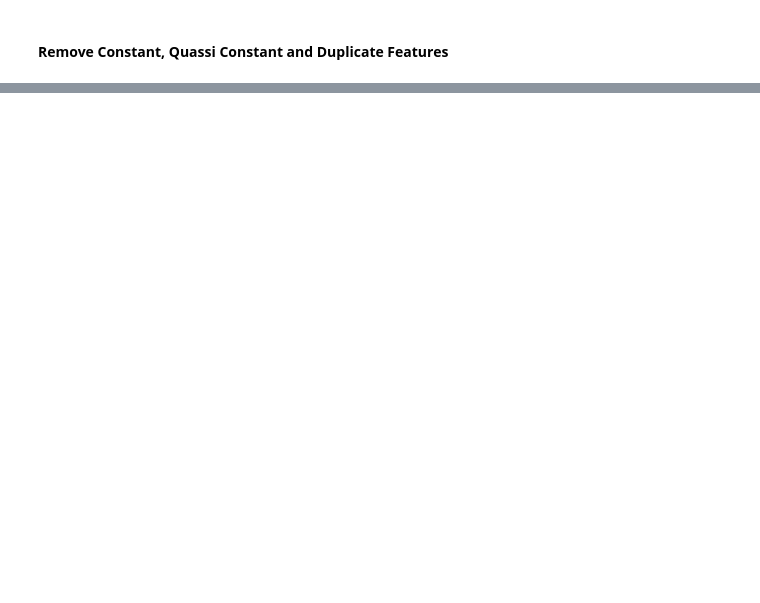
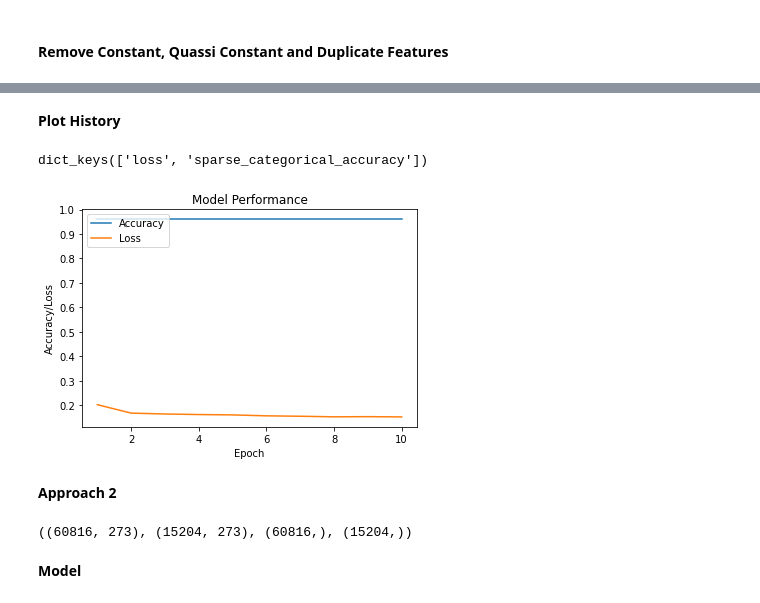
Before and after one commit to sahug/ds-tensorflow, a Jupyter notebook: Tensorflow - Bank Customer Satisfaction Using CNN and Feature Selection.ipynb, the cells around one changed output, grey strips where cells are left out. Cells and saved outputs as stored; diff of their text form; code cells hidden in the pictures; blank space fills up the shorter version.

```diff
--- a/Tensorflow - Bank Customer Satisfaction Using CNN and Feature Selection.ipynb
+++ b/Tensorflow - Bank Customer Satisfaction Using CNN and Feature Selection.ipynb
@@ -95,4 +68,0 @@ x_train.shape, x_test.shape
-# %%
-# Reshapping the 2D data to 3D as neural networks understand 3D
-x_train = x_train.reshape(60816, 256, 1)
-x_test = x_test.reshape(15204, 256, 1)
@@ -130,2 +68,0 @@ model.summary()
-# %%
-model.compile(optimizer=Adam(lr=0.00005), loss="binary_crossentropy", metrics=["accuracy"])
@@ -157,0 +91,3 @@ plt.show()
+# %%
+input_shape = x_train.shape[1], 1
+input_shape
@@ -157,0 +137,12 @@ plt.show()
+# %%
+from scikeras.wrappers import KerasClassifier
+
+kwargs = dict(
+    model=buildModel(),
+    epochs=10,
+    batch_size = 128,
+    verbose=1,
+    random_state=0,
+)
+
+clf = KerasClassifier(model=buildModel(), epochs=10)
@@ -157,0 +216,49 @@ plt.show()
+# %% [markdown]
+**Plot History**
+# %%
+clf.history_.keys()
+# %% [output]
+dict_keys(['loss', 'sparse_categorical_accuracy'])
+# %%
+epoch_range = range(1, 11)
+
+# Plot training and validation accuracy values
+# sparse_categorical_accuracy vs val_sparse_categorical_accuracy
+plt.plot(epoch_range, clf.history_["sparse_categorical_accuracy"])
+plt.plot(epoch_range, clf.history_["loss"])
+plt.title("Model Performance")
+plt.ylabel("Accuracy/Loss")
+plt.xlabel("Epoch")
+plt.legend(["Accuracy", "Loss"], loc="upper left")
+plt.show()
+# %% [output]
+[figure, added]
+# %% [markdown]
+**Approach 2**
+# %%
+# Read Data
+data = pd.read_csv("data/santander-train.csv")
+data.head()
+
+# Drop Duplicates
+data = dropDuplicates(data)
+
+# Split Dataset
+x_train, x_test, y_train, y_test = train_test_split(x, y, test_size=0.2, random_state=0, stratify=y)
+
+# Remove Constants
+filter = VarianceThreshold(0.01) # Removing 1%
+x_train = filter.fit_transform(x_train)
+x_test = filter.transform(x_test)
+
+# Bringing down the differences.
+scaler = StandardScaler()
+x_train = scaler.fit_transform(x_train)
+x_test = scaler.transform(x_test)
+
+# Shapes
+x_train.shape, x_test.shape, y_train.shape, y_test.shape
+# %% [output]
+((60816, 273), (15204, 273), (60816,), (15204,))
+# %% [markdown]
+**Model**
```
Also changed, not shown: parts of 62 cells of this notebook, 1 other file.
